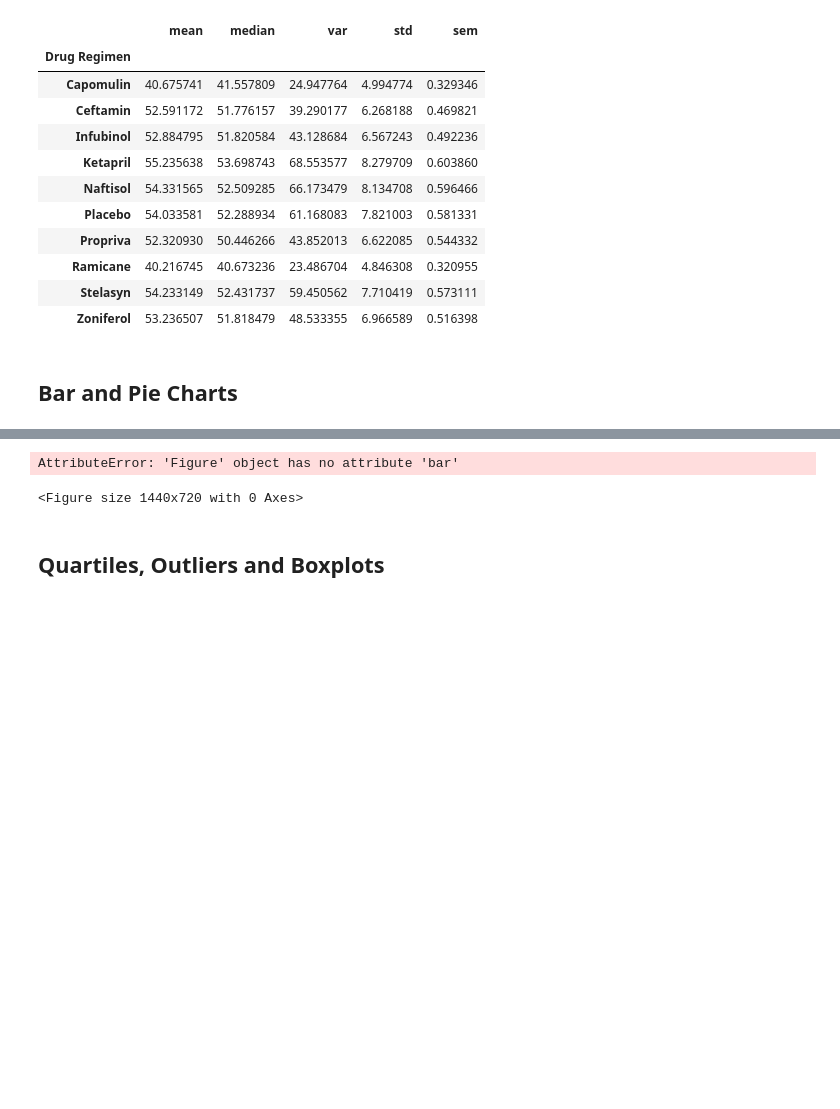
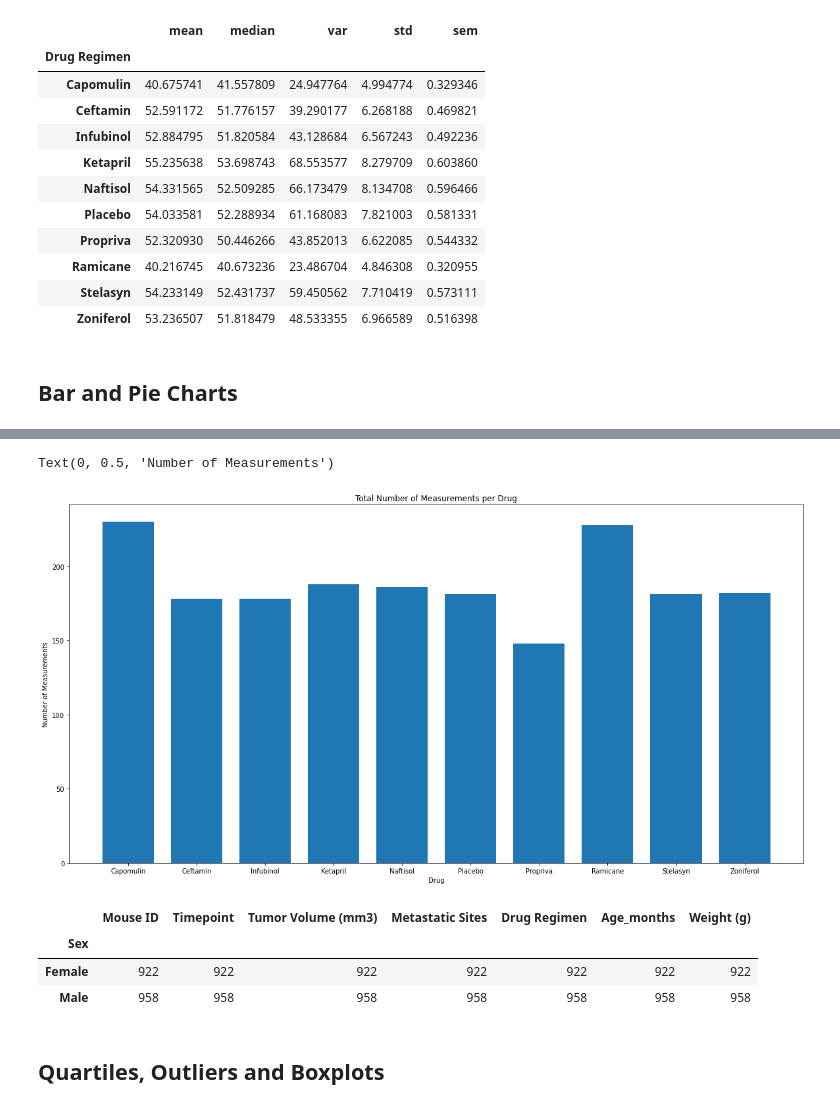
Before and after one commit to NateWitte/matplotlib-challenge, a Jupyter notebook: pymaceuticals_Witte.ipynb, the cells around one changed output, grey strips where cells are left out. Saved outputs shown, nothing was run; the diff lists cells and outputs as text; code cells hidden in the pictures; blank space fills up the shorter version.

```diff
--- a/pymaceuticals_Witte.ipynb
+++ b/pymaceuticals_Witte.ipynb
@@ -140,16 +144,23 @@ Text(0, 0.5, 'Number of Measurements')
 # %%
 # Generate a bar plot showing the total number of measurements taken on each drug regimen using pyplot.
 measurements=regimen_group["Mouse ID"].count()
 pyplotfig=plt.figure(figsize=(20,10))
-plt.bar(other_sum_df.index.to_list(),measurements)
+plt.bar(other_sum_df.index.to_list(),measurements, width=0.75)
 plt.title("Total Number of Measurements per Drug")
-pyplotfig.xlabel("Drug")
-pyplotfig.ylabel("Number of Measurements")
+plt.xlabel("Drug")
+plt.ylabel("Number of Measurements")
 # %% [output]
-AttributeError: 'Figure' object has no attribute 'bar'
+Text(0, 0.5, 'Number of Measurements')
-<Figure size 1440x720 with 0 Axes>
+[figure, added]
 # %%
 # Generate a pie plot showing the distribution of female versus male mice using pandas
+gender_counts=clean_df.groupby("Sex")["Mouse ID"]
+gender_counts.count()
+# %% [output]
+|  | Mouse ID | Timepoint | Tumor Volume (mm3) | Metastatic Sites | Drug Regimen | Age_months | Weight (g) |
+| Sex |  |  |  |  |  |  |  |
+| Female | 922 | 922 | 922 | 922 | 922 | 922 | 922 |
+| Male | 958 | 958 | 958 | 958 | 958 | 958 | 958 |
 # %%
 # Generate a pie plot showing the distribution of female versus male mice using pyplot
 # %% [markdown]
```
Also changed, not shown: parts of 1 cell of this notebook.
